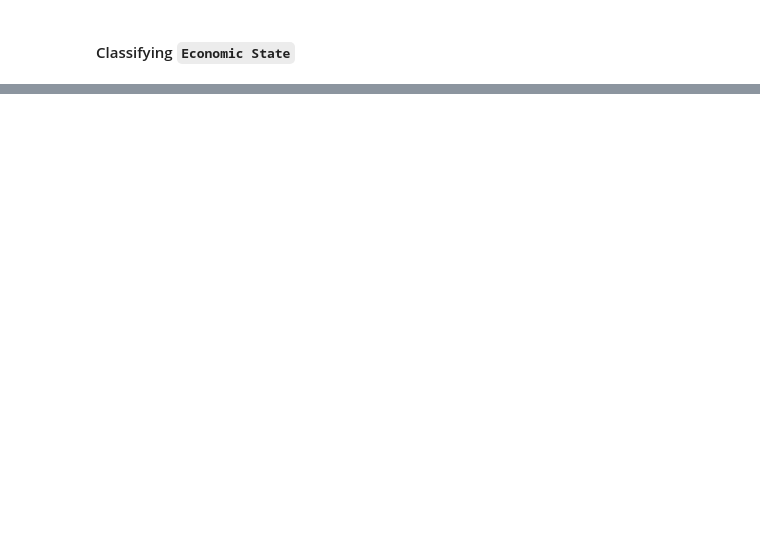
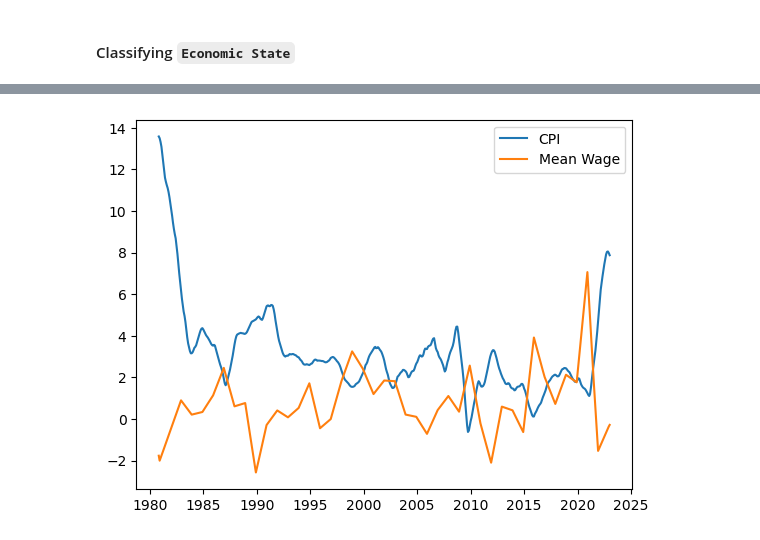
Before and after one commit to bychok/ai_project_2_group_10, a Jupyter notebook: financial_EDA.ipynb, the cells around one changed output, grey strips where cells are left out. Saved outputs shown, nothing was run; the diff lists cells and outputs as text; code cells hidden in the pictures; blank space fills up the shorter version.

```diff
--- a/financial_EDA.ipynb
+++ b/financial_EDA.ipynb
@@ -770,0 +1155,7 @@ for col in flag_cols:
+# %%
+plt.plot(df_eco_test_2[features_to_flag[1]], label='CPI')
+plt.plot(df_eco_test_2[features_to_flag[4]], label='Mean Wage')
+plt.legend()
+plt.show()
+# %% [output]
+[figure, added]
```
Also changed, not shown: parts of 66 cells of this notebook.
